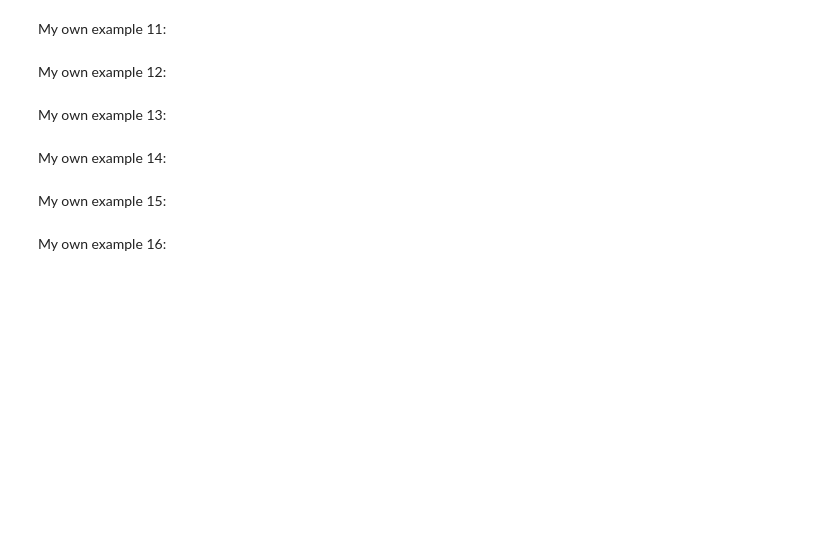
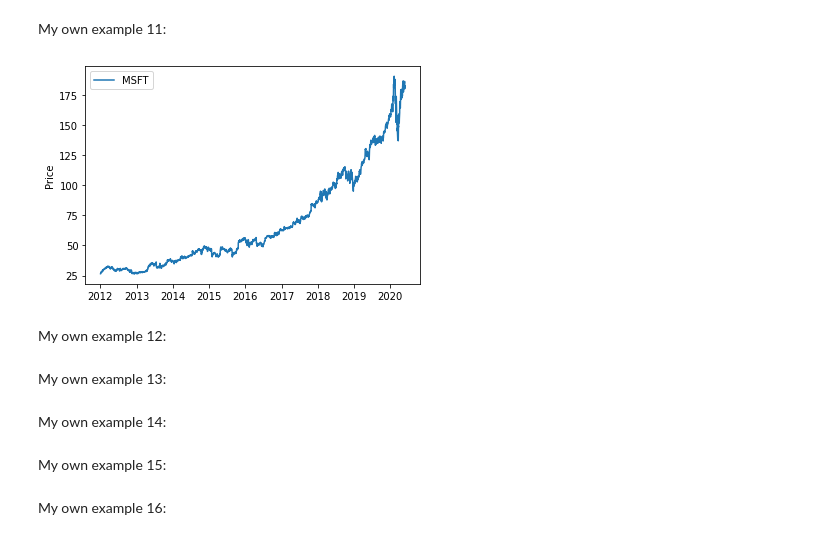
Before and after one commit to JuanLara18/AlgorithmsUN2023I, a Jupyter notebook: Lab 1/jlara_Lab1.ipynb, the cells around one changed output. Cells and saved outputs as stored; diff of their text form; code cells hidden in the pictures; blank space fills up the shorter version.

```diff
--- a/Lab 1/jlara_Lab1.ipynb
+++ b/Lab 1/jlara_Lab1.ipynb
@@ -68,2 +68,8 @@ plt.show()
 # %% [markdown]
 My own example 10:
+# %%
+!pip install yfinance
+
+import yfinance as yf
+
+data = yf.download("MSFT", start="2012-1-1", end="2020-6-1")
@@ -70,5 +94,13 @@ My own example 10:
 # %% [markdown]
 My own example 11:
+# %%
+X = data['Open']
+
+plt.plot(X.index, X.values)
+plt.ylabel('Price')
+plt.legend(['MSFT']);
+# %% [output]
+[figure, added]
 # %% [markdown]
 My own example 12:
 # %% [markdown]
```
Also changed, not shown: parts of 5 cells of this notebook.
